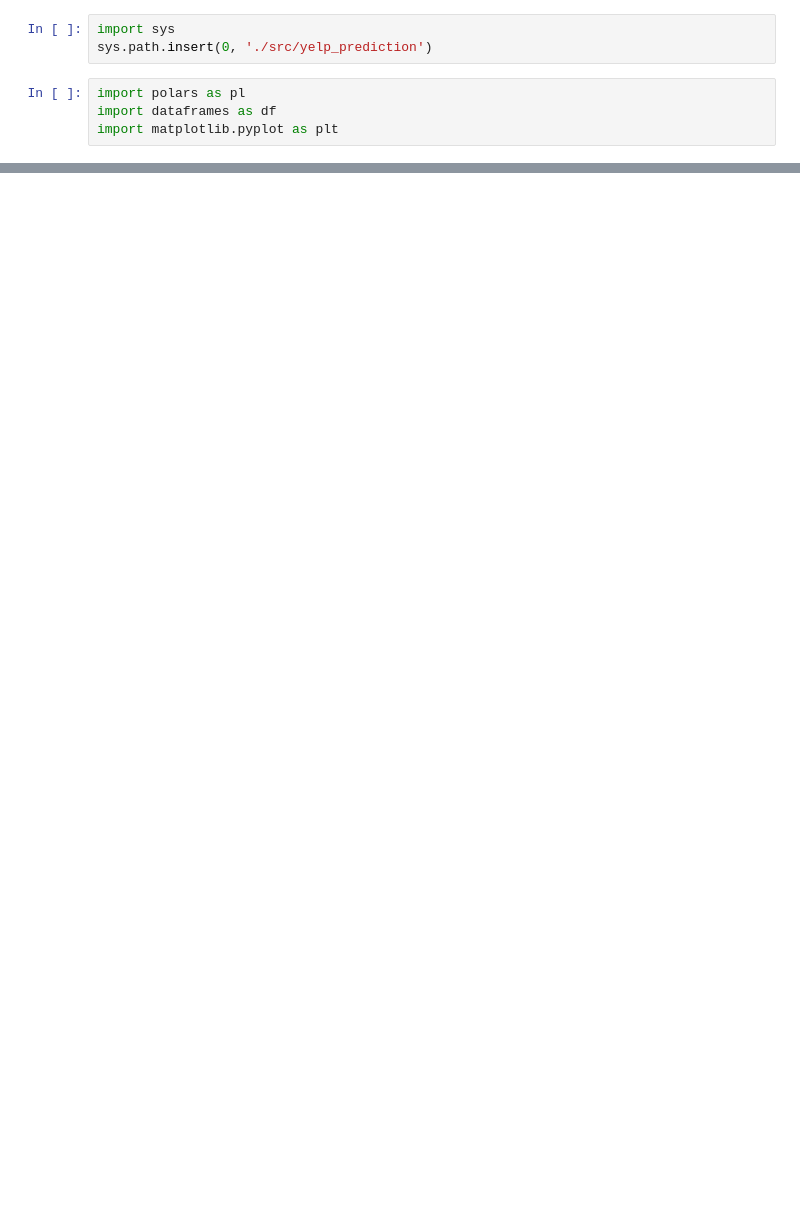
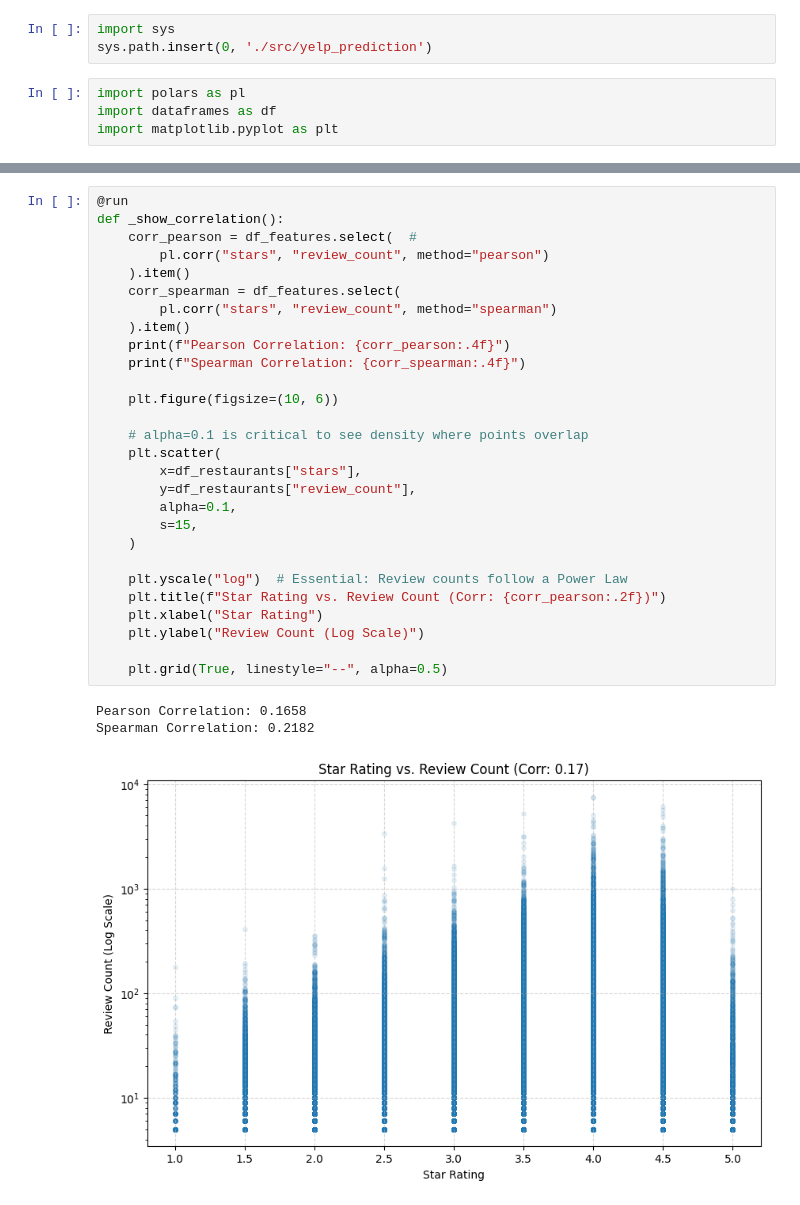
Before and after one commit to ascandone/yelp-prediction, a Jupyter notebook: notebook.ipynb, the cells around one changed output, grey strips where cells are left out. Drawn from its saved outputs; the diff is of its cells as text; blank space fills up the shorter version.

```diff
--- a/notebook.ipynb
+++ b/notebook.ipynb
@@ -36,0 +40,32 @@ def _show_stars_dist():
+# %%
+@run
+def _show_correlation():
+    corr_pearson = df_features.select(  #
+        pl.corr("stars", "review_count", method="pearson")
+    ).item()
+    corr_spearman = df_features.select(
+        pl.corr("stars", "review_count", method="spearman")
+    ).item()
+    print(f"Pearson Correlation: {corr_pearson:.4f}")
+    print(f"Spearman Correlation: {corr_spearman:.4f}")
+
+    plt.figure(figsize=(10, 6))
+
+    # alpha=0.1 is critical to see density where points overlap
+    plt.scatter(
+        x=df_restaurants["stars"],
+        y=df_restaurants["review_count"],
+        alpha=0.1,
+        s=15,
+    )
+
+    plt.yscale("log")  # Essential: Review counts follow a Power Law
+    plt.title(f"Star Rating vs. Review Count (Corr: {corr_pearson:.2f})")
+    plt.xlabel("Star Rating")
+    plt.ylabel("Review Count (Log Scale)")
+
+    plt.grid(True, linestyle="--", alpha=0.5)
+# %% [output]
+Pearson Correlation: 0.1658
+Spearman Correlation: 0.2182
+[figure, added]
```
Also changed, not shown: parts of 6 cells of this notebook, 1 other file.
